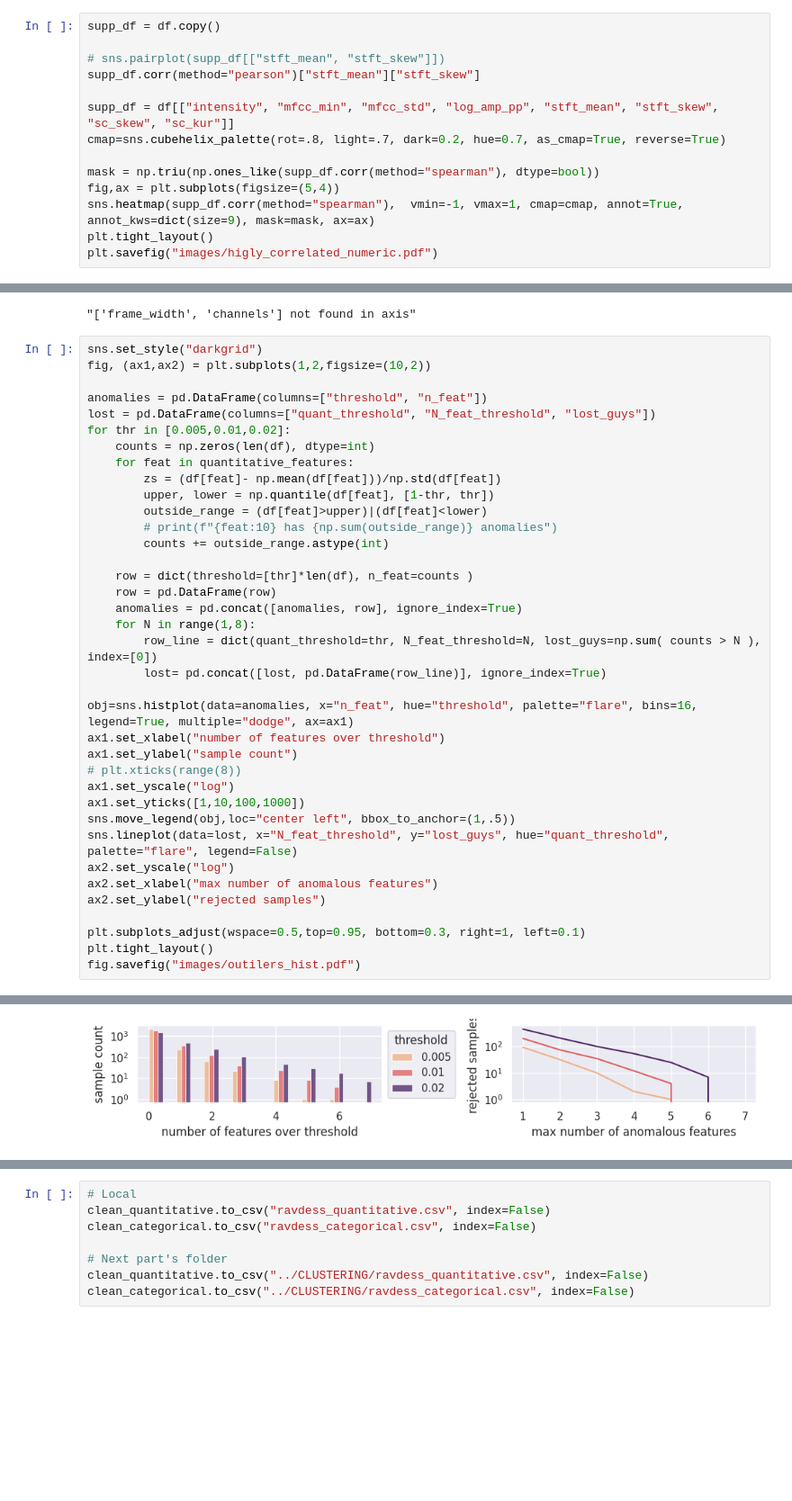
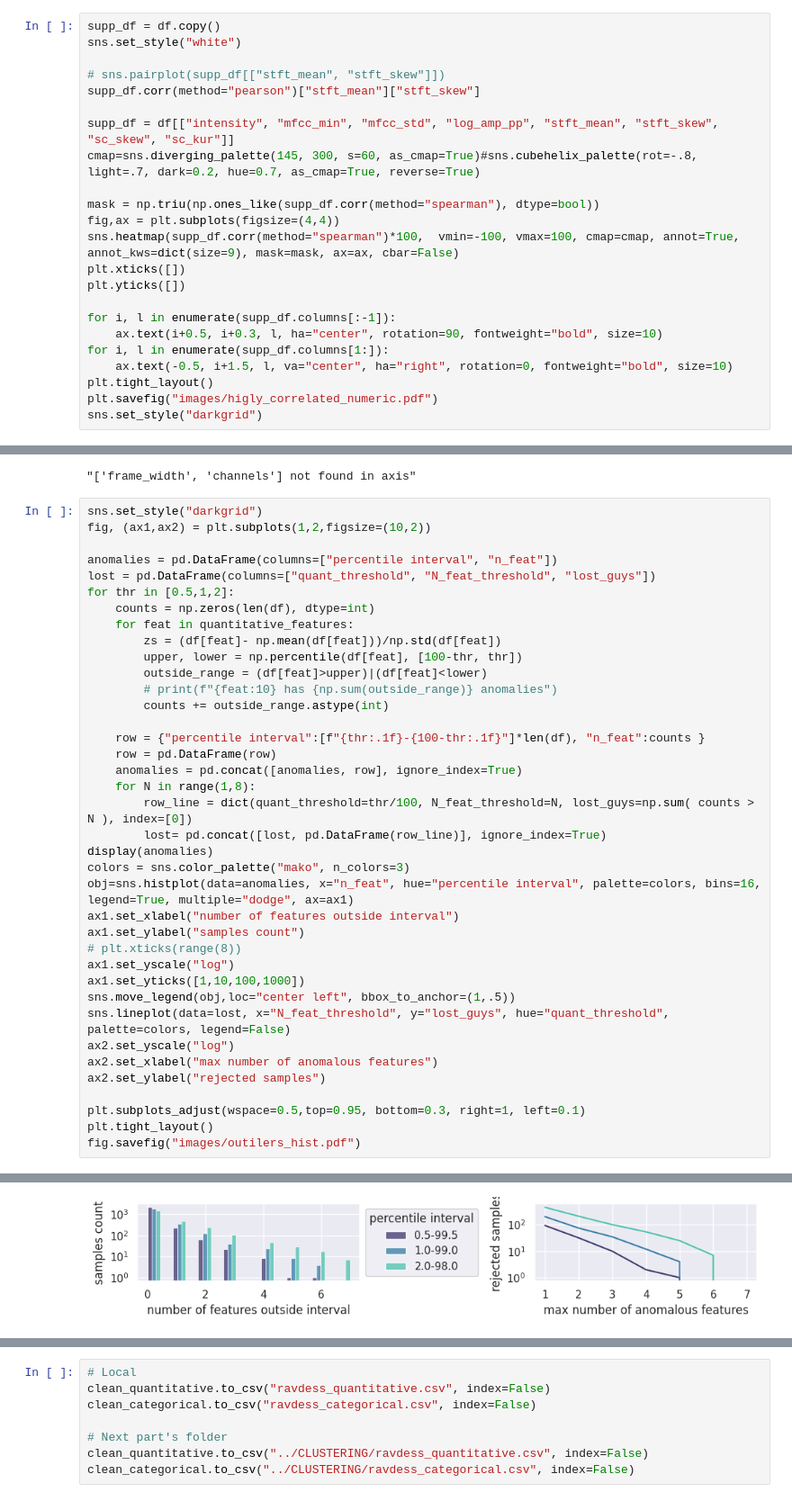
Before and after one commit to djanloo/dynamiting, a Jupyter notebook: UNDERSTANDING/data_understanding.ipynb, the cells around one changed output, grey strips where cells are left out. Shown at 90% size. Saved outputs shown, nothing was run; the diff lists cells and outputs as text; blank space fills up the shorter version.

```diff
--- a/UNDERSTANDING/data_understanding.ipynb
+++ b/UNDERSTANDING/data_understanding.ipynb
@@ -1035,16 +1024,25 @@ The not complete correation is probably due to the missing values in the actor f
 #### Numeric
 # %%
 supp_df = df.copy()
+sns.set_style("white")
 
 # sns.pairplot(supp_df[["stft_mean", "stft_skew"]])
 supp_df.corr(method="pearson")["stft_mean"]["stft_skew"]
 
 supp_df = df[["intensity", "mfcc_min", "mfcc_std", "log_amp_pp", "stft_mean", "stft_skew", "sc_skew", "sc_kur"]]
-cmap=sns.cubehelix_palette(rot=.8, light=.7, dark=0.2, hue=0.7, as_cmap=True, reverse=True)
+cmap=sns.diverging_palette(145, 300, s=60, as_cmap=True)#sns.cubehelix_palette(rot=-.8, light=.7, dark=0.2, hue=0.7, as_cmap=True, reverse=True)
 
 mask = np.triu(np.ones_like(supp_df.corr(method="spearman"), dtype=bool))
-fig,ax = plt.subplots(figsize=(5,4))
-sns.heatmap(supp_df.corr(method="spearman"),  vmin=-1, vmax=1, cmap=cmap, annot=True, annot_kws=dict(size=9), mask=mask, ax=ax)
+fig,ax = plt.subplots(figsize=(4,4))
+sns.heatmap(supp_df.corr(method="spearman")*100,  vmin=-100, vmax=100, cmap=cmap, annot=True, annot_kws=dict(size=9), mask=mask, ax=ax, cbar=False)
+plt.xticks([])
+plt.yticks([])
+
+for i, l in enumerate(supp_df.columns[:-1]):
+    ax.text(i+0.5, i+0.3, l, ha="center", rotation=90, fontweight="bold", size=10)
+for i, l in enumerate(supp_df.columns[1:]):
+    ax.text(-0.5, i+1.5, l, va="center", ha="right", rotation=0, fontweight="bold", size=10)
 plt.tight_layout()
 plt.savefig("images/higly_correlated_numeric.pdf")
+sns.set_style("darkgrid")
 # %% [output]
@@ -1246,32 +1244,33 @@ except KeyError as e:
 sns.set_style("darkgrid")
 fig, (ax1,ax2) = plt.subplots(1,2,figsize=(10,2))
 
-anomalies = pd.DataFrame(columns=["threshold", "n_feat"])
+anomalies = pd.DataFrame(columns=["percentile interval", "n_feat"])
 lost = pd.DataFrame(columns=["quant_threshold", "N_feat_threshold", "lost_guys"])
-for thr in [0.005,0.01,0.02]:
+for thr in [0.5,1,2]:
     counts = np.zeros(len(df), dtype=int)
     for feat in quantitative_features:
         zs = (df[feat]- np.mean(df[feat]))/np.std(df[feat])
-        upper, lower = np.quantile(df[feat], [1-thr, thr])
+        upper, lower = np.percentile(df[feat], [100-thr, thr])
         outside_range = (df[feat]>upper)|(df[feat]<lower)
         # print(f"{feat:10} has {np.sum(outside_range)} anomalies")
         counts += outside_range.astype(int)
 
-    row = dict(threshold=[thr]*len(df), n_feat=counts )
+    row = {"percentile interval":[f"{thr:.1f}-{100-thr:.1f}"]*len(df), "n_feat":counts }
     row = pd.DataFrame(row)
     anomalies = pd.concat([anomalies, row], ignore_index=True)
     for N in range(1,8):
-        row_line = dict(quant_threshold=thr, N_feat_threshold=N, lost_guys=np.sum( counts > N ), index=[0])
+        row_line = dict(quant_threshold=thr/100, N_feat_threshold=N, lost_guys=np.sum( counts > N ), index=[0])
         lost= pd.concat([lost, pd.DataFrame(row_line)], ignore_index=True)
-
-obj=sns.histplot(data=anomalies, x="n_feat", hue="threshold", palette="flare", bins=16, legend=True, multiple="dodge", ax=ax1)
-ax1.set_xlabel("number of features over threshold")
-ax1.set_ylabel("sample count")
+display(anomalies)
+colors = sns.color_palette("mako", n_colors=3)
+obj=sns.histplot(data=anomalies, x="n_feat", hue="percentile interval", palette=colors, bins=16, legend=True, multiple="dodge", ax=ax1)
+ax1.set_xlabel("number of features outside interval")
+ax1.set_ylabel("samples count")
 # plt.xticks(range(8))
 ax1.set_yscale("log")
 ax1.set_yticks([1,10,100,1000])
 sns.move_legend(obj,loc="center left", bbox_to_anchor=(1,.5))
-sns.lineplot(data=lost, x="N_feat_threshold", y="lost_guys", hue="quant_threshold", palette="flare", legend=False)
+sns.lineplot(data=lost, x="N_feat_threshold", y="lost_guys", hue="quant_threshold", palette=colors, legend=False)
 ax2.set_yscale("log")
 ax2.set_xlabel("max number of anomalous features")
 ax2.set_ylabel("rejected samples")
@@ -1283,2 +1295,2 @@ fig.savefig("images/outilers_hist.pdf")
-[figure, old version]
+[figure, new version]
 # %%
```
Also changed, not shown: parts of 14 cells of this notebook, 46 other files.
